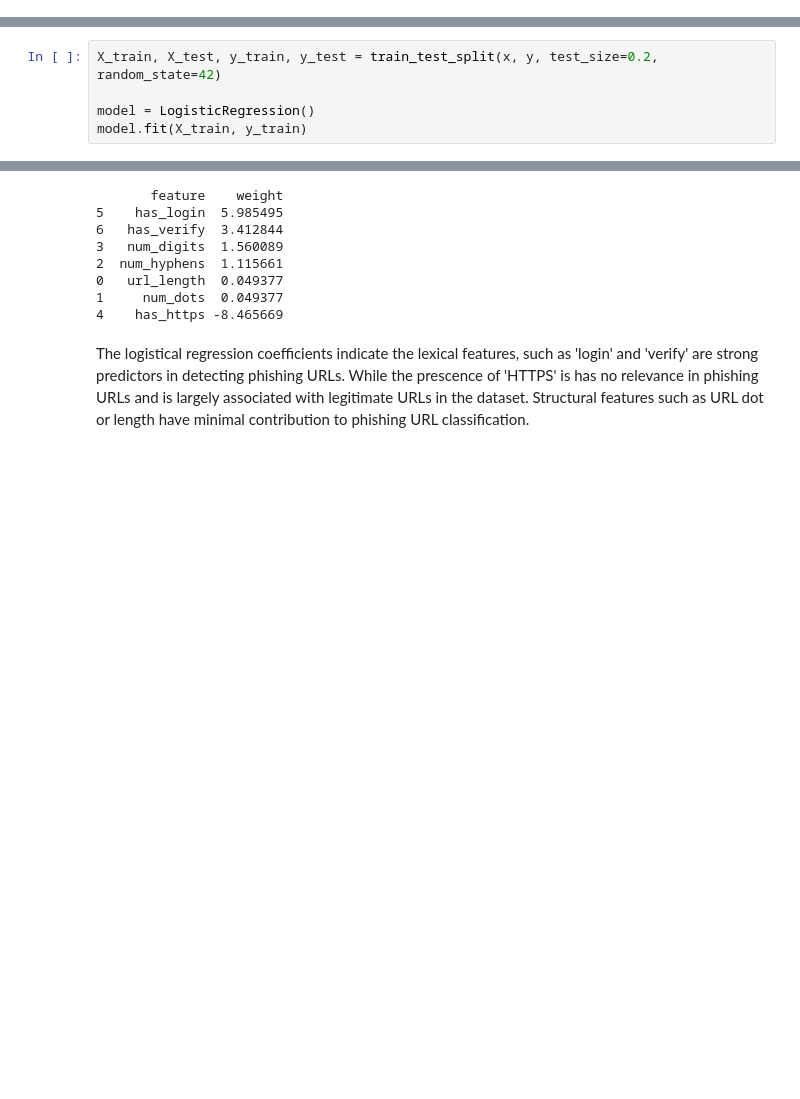
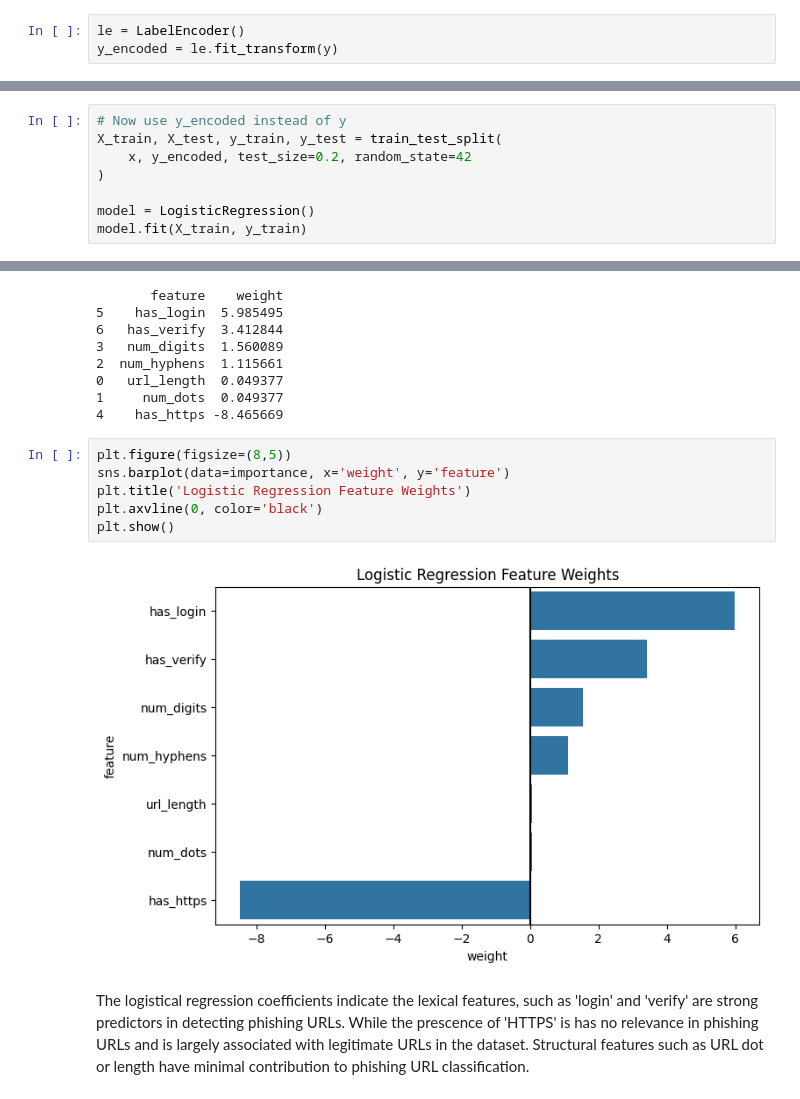
Before and after one commit to IshKwayisi1232004/Phishing_ML_Project, a Jupyter notebook: notebooks/PhishingNotebook.ipynb, the cells around one changed output, grey strips where cells are left out. Cells and saved outputs as stored; diff of their text form; blank space fills up the shorter version.

```diff
--- a/notebooks/PhishingNotebook.ipynb
+++ b/notebooks/PhishingNotebook.ipynb
@@ -89,10 +91,16 @@ features = [
 
 x = df[features]
 y = df['Label']
+# %%
+le = LabelEncoder()
+y_encoded = le.fit_transform(y)
 # %% [markdown]
 ## Train Model
 # %%
-X_train, X_test, y_train, y_test = train_test_split(x, y, test_size=0.2, random_state=42)
+# Now use y_encoded instead of y
+X_train, X_test, y_train, y_test = train_test_split(
+    x, y_encoded, test_size=0.2, random_state=42
+)
 
 model = LogisticRegression()
 model.fit(X_train, y_train)
@@ -154,6 +162,14 @@ print(importance)
 0   url_length  0.049377
 1     num_dots  0.049377
 4    has_https -8.465669
+# %%
+plt.figure(figsize=(8,5))
+sns.barplot(data=importance, x='weight', y='feature')
+plt.title('Logistic Regression Feature Weights')
+plt.axvline(0, color='black')
+plt.show()
+# %% [output]
+[figure, added]
 # %% [markdown]
 The logistical regression coefficients indicate the lexical features, such as 'login' and 'verify' are strong predictors in detecting
 phishing URLs. While the prescence of 'HTTPS' is has no relevance in phishing URLs and is largely associated with legitimate URLs in the dataset.
```
Also changed, not shown: parts of 17 cells of this notebook.
